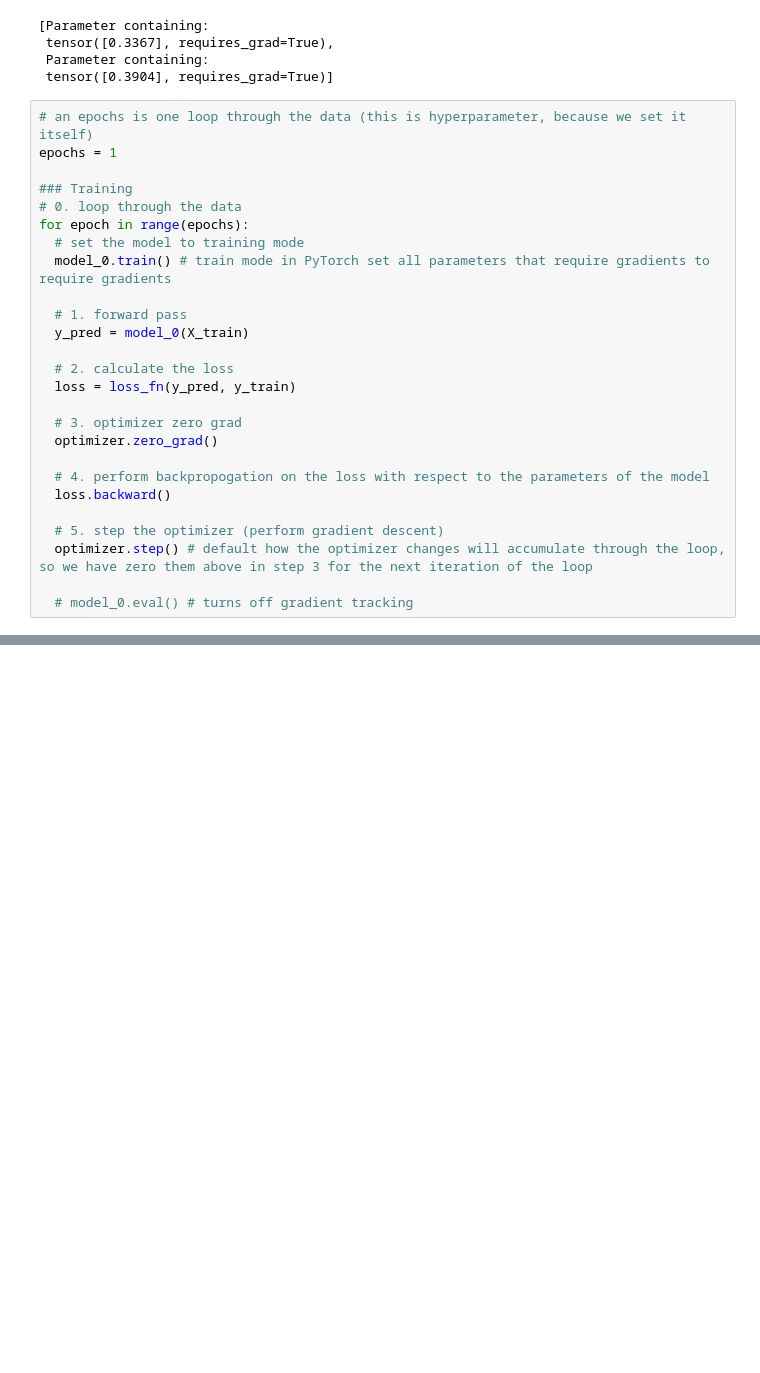
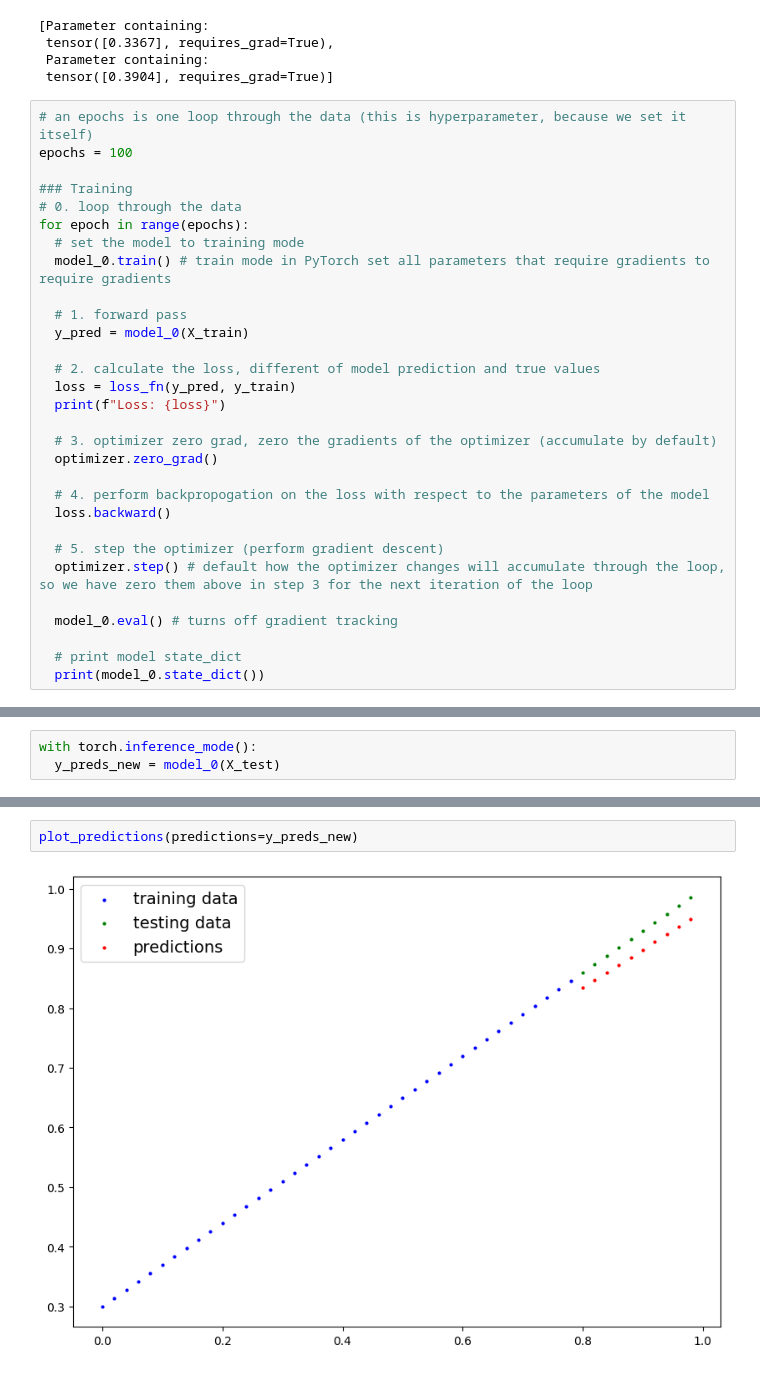
Before and after one commit to Anjasfedo/pytorch, a Jupyter notebook: 01_pytorch_workflow.ipynb, the cells around one changed output, grey strips where cells are left out. Cells and saved outputs as stored; diff of their text form; blank space fills up the shorter version.

Commit message:
Running training loop epoch by epoch

```diff
--- a/01_pytorch_workflow.ipynb
+++ b/01_pytorch_workflow.ipynb
@@ -382,7 +382,7 @@ list(model_0.parameters())
  tensor([0.3904], requires_grad=True)]
 # %%
 # an epochs is one loop through the data (this is hyperparameter, because we set it itself)
-epochs = 1
+epochs = 100
 
 ### Training
 # 0. loop through the data
@@ -393,10 +393,11 @@ for epoch in range(epochs):
   # 1. forward pass
   y_pred = model_0(X_train)
 
-  # 2. calculate the loss
+  # 2. calculate the loss, different of model prediction and true values
   loss = loss_fn(y_pred, y_train)
+  print(f"Loss: {loss}")
 
-  # 3. optimizer zero grad
+  # 3. optimizer zero grad, zero the gradients of the optimizer (accumulate by default)
   optimizer.zero_grad()
 
   # 4. perform backpropogation on the loss with respect to the parameters of the model
@@ -405,4 +406,7 @@ for epoch in range(epochs):
   # 5. step the optimizer (perform gradient descent)
   optimizer.step() # default how the optimizer changes will accumulate through the loop, so we have zero them above in step 3 for the next iteration of the loop
 
-  # model_0.eval() # turns off gradient tracking
+  model_0.eval() # turns off gradient tracking
+
+  # print model state_dict
+  print(model_0.state_dict())
@@ -408,0 +435,3 @@ for epoch in range(epochs):
+# %%
+with torch.inference_mode():
+  y_preds_new = model_0(X_test)
@@ -409 +442,5 @@ for epoch in range(epochs):
+# %%
+plot_predictions(predictions=y_preds_new)
+# %% [output]
+[figure, added]
 # %% [markdown]
```
Also changed, not shown: parts of 6 cells of this notebook.
